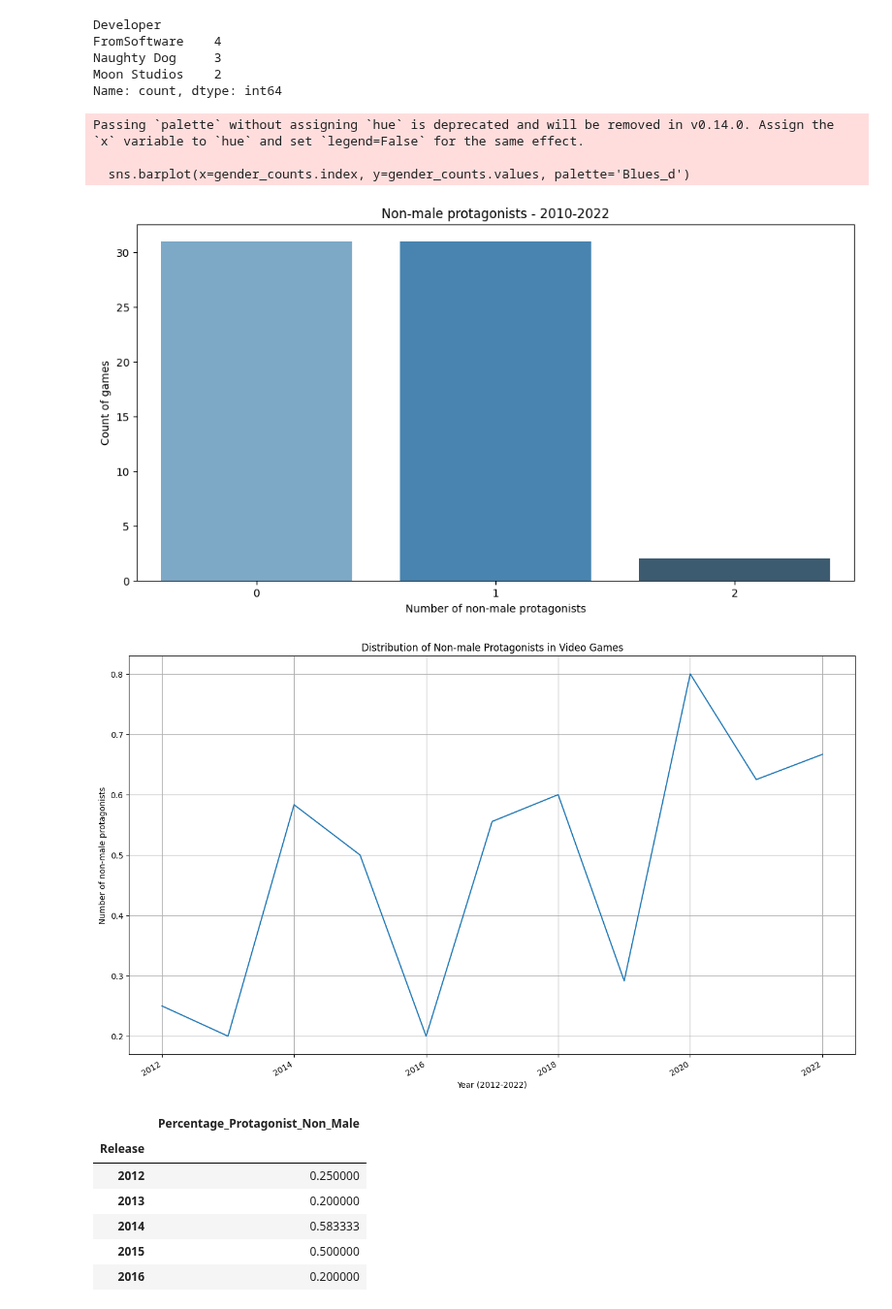
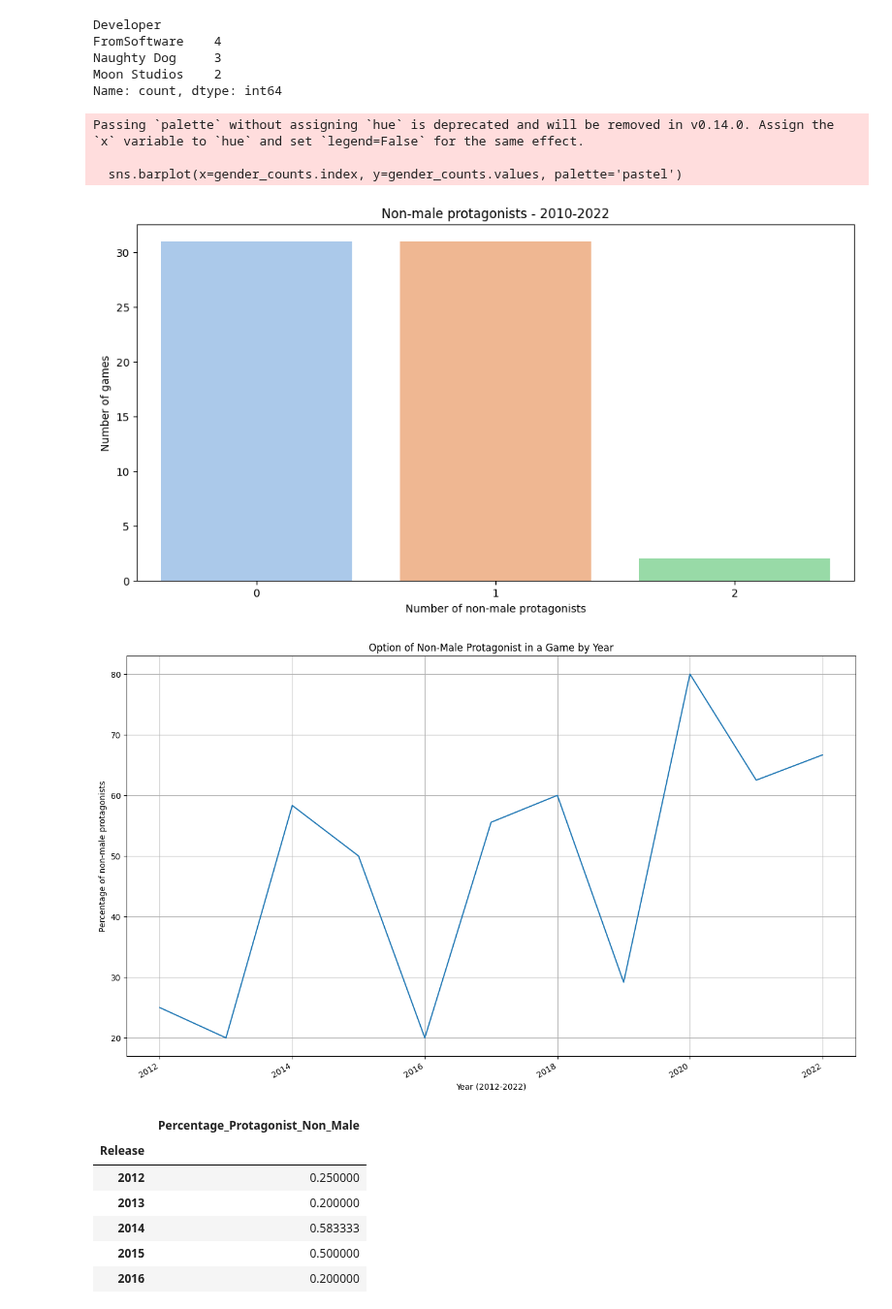
Before and after one commit to hayleyyryan/CFG_Degree_Project_Group_4, a Jupyter notebook: notebooks/data_exploration_games.ipynb, the cells around one changed output. Shown at 97% size. Cells and saved outputs as stored; diff of their text form; code cells hidden in the pictures.

Commit message:
Update data_exploration_games.ipynb
Visualisations added/reviewed (e.g. percentage, labels, etc.)

```diff
--- a/notebooks/data_exploration_games.ipynb
+++ b/notebooks/data_exploration_games.ipynb
@@ -96,33 +116,33 @@ Name: count, dtype: int64
 # %%
 # Even number of games with 0 or 1 female protagonist, whilst there are games with more than 1 male protagonist (up to 4); 2 non-male protagonists is the most and there are only 2 games which feature this.
 gender_counts = df['Protagonist_Non_Male'].value_counts()
 plt.figure(figsize=(12, 6))
-sns.barplot(x=gender_counts.index, y=gender_counts.values, palette='Blues_d')
+sns.barplot(x=gender_counts.index, y=gender_counts.values, palette='pastel')
 plt.title('Non-male protagonists - 2010-2022')
 plt.xlabel('Number of non-male protagonists')
-plt.ylabel('Count of games')
+plt.ylabel('Number of games')
 plt.show()
 # %% [output]
 Passing `palette` without assigning `hue` is deprecated and will be removed in v0.14.0. Assign the `x` variable to `hue` and set `legend=False` for the same effect.
 
-  sns.barplot(x=gender_counts.index, y=gender_counts.values, palette='Blues_d')
+  sns.barplot(x=gender_counts.index, y=gender_counts.values, palette='pastel')
-[figure, old version]
+[figure, new version]
 # %%
 # Steady increase in the number of non-male protagonists over time, to the point where there are now less male protagonists in games than non-male
-df["Percentage_Protagonist_Non_Male"] = df["Protagonist_Non_Male"] / df["Protagonist"]
+df["Percentage_Protagonist_Non_Male"] = df["Protagonist_Non_Male"] / df["Protagonist"] *100
 
 percentage_protagonist_non_male_by_year = df.groupby(df["Release"].dt.year)['Percentage_Protagonist_Non_Male'].mean().to_frame()
 
 
 plt.figure(figsize=(16, 10))
 sns.lineplot(data=percentage_protagonist_non_male_by_year, x='Release', y='Percentage_Protagonist_Non_Male',).get_figure().autofmt_xdate()
-plt.title('Distribution of Non-male Protagonists in Video Games')
+plt.title('Option of Non-Male Protagonist in a Game by Year')
 plt.xlabel('Year (2012-2022)')
-plt.ylabel('Number of non-male protagonists')
+plt.ylabel('Percentage of non-male protagonists')
 plt.grid(True)
 plt.show()
 # %% [output]
-[figure, old version]
+[figure, new version]
 # %%
 # Calculate the percentage of all games released that had a non-male protagonist per year
 # Highest number of non-male protagonists was in 2020 with 80% of releases having at least one non-male protagonist. Lowest was in 2013 and 2016 respectively.
```
Also changed, not shown: parts of 4 cells of this notebook.
